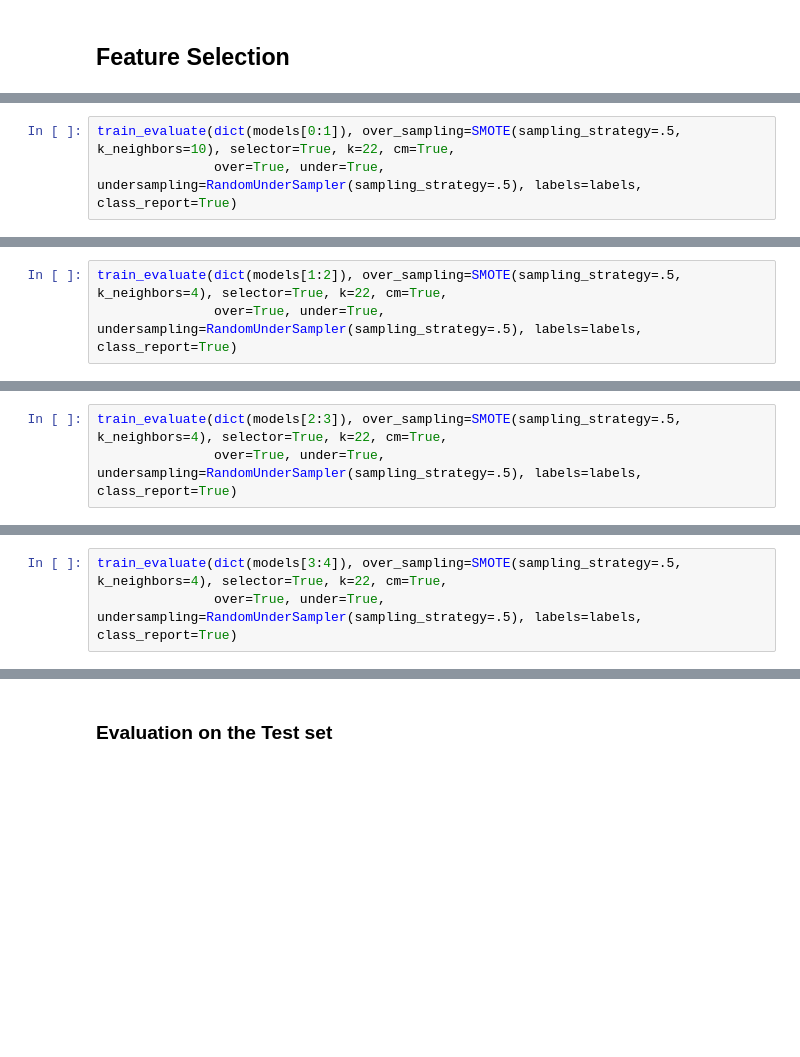
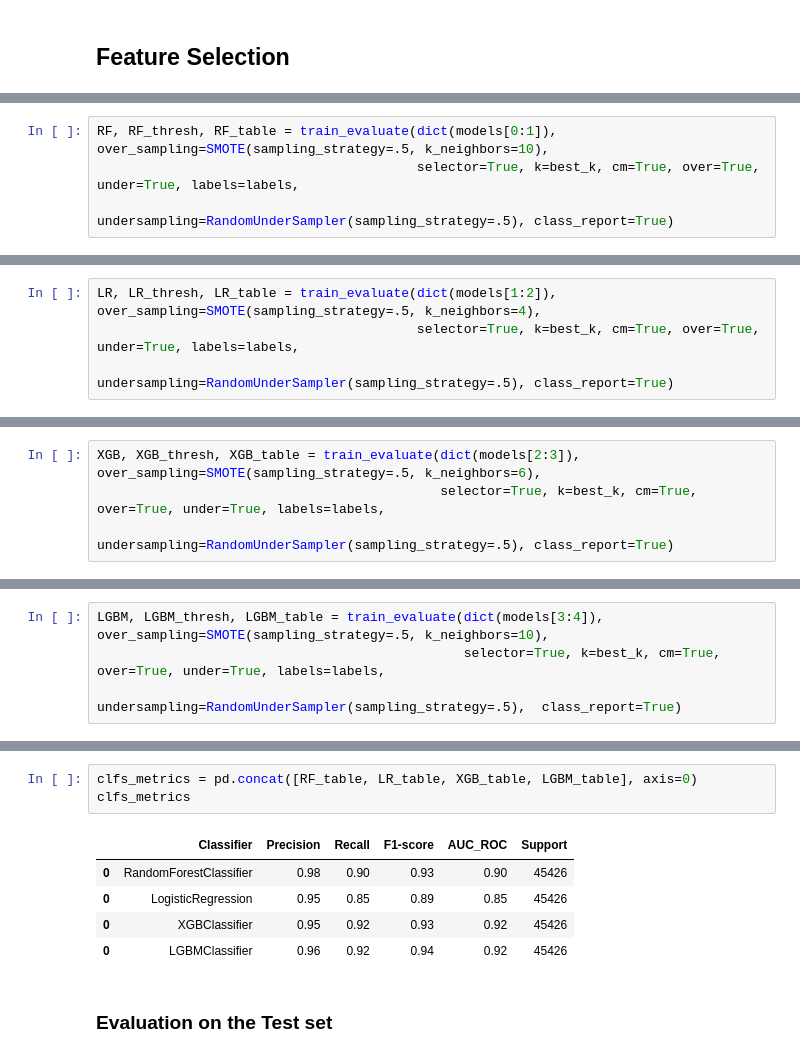
Before and after one commit to KevinChima/Credit-Card-Fraud, a Jupyter notebook: CreditCardFraud.ipynb, the cells around one changed output, grey strips where cells are left out. Cells and saved outputs as stored; diff of their text form; blank space fills up the shorter version.

```diff
--- a/CreditCardFraud.ipynb
+++ b/CreditCardFraud.ipynb
@@ -1256,6 +1250,7 @@ Index(['V1', 'V3', 'V4', 'V5', 'V10', 'V11', 'V12', 'V13', 'V14', 'V15', 'V17',
       dtype='object')
 # %%
-train_evaluate(dict(models[0:1]), over_sampling=SMOTE(sampling_strategy=.5, k_neighbors=10), selector=True, k=22, cm=True,
-               over=True, under=True, undersampling=RandomUnderSampler(sampling_strategy=.5), labels=labels, class_report=True)
+RF, RF_thresh, RF_table = train_evaluate(dict(models[0:1]), over_sampling=SMOTE(sampling_strategy=.5, k_neighbors=10),
+                                         selector=True, k=best_k, cm=True, over=True, under=True, labels=labels,
+                                         undersampling=RandomUnderSampler(sampling_strategy=.5), class_report=True)
 # %% [output]
 Classifier name: RandomForestClassifier
@@ -1275,5 +1268,6 @@ weighted avg       1.00      1.00      1.00     45426
 # %%
-train_evaluate(dict(models[1:2]), over_sampling=SMOTE(sampling_strategy=.5, k_neighbors=4), selector=True, k=22, cm=True,
-               over=True, under=True, undersampling=RandomUnderSampler(sampling_strategy=.5), labels=labels, class_report=True)
+LR, LR_thresh, LR_table = train_evaluate(dict(models[1:2]), over_sampling=SMOTE(sampling_strategy=.5, k_neighbors=4),
+                                         selector=True, k=best_k, cm=True, over=True, under=True, labels=labels,
+                                         undersampling=RandomUnderSampler(sampling_strategy=.5), class_report=True)
 # %% [output]
 Classifier name: LogisticRegression
@@ -1293,6 +1285,7 @@ weighted avg       1.00      1.00      1.00     45426
 # %%
-train_evaluate(dict(models[2:3]), over_sampling=SMOTE(sampling_strategy=.5, k_neighbors=4), selector=True, k=22, cm=True,
-               over=True, under=True, undersampling=RandomUnderSampler(sampling_strategy=.5), labels=labels, class_report=True)
+XGB, XGB_thresh, XGB_table = train_evaluate(dict(models[2:3]), over_sampling=SMOTE(sampling_strategy=.5, k_neighbors=6),
+                                            selector=True, k=best_k, cm=True, over=True, under=True, labels=labels,
+                                            undersampling=RandomUnderSampler(sampling_strategy=.5), class_report=True)
 # %% [output]
 Classifier name: XGBClassifier
 ROC_AUC score: 0.92
@@ -1311,6 +1302,7 @@ weighted avg       1.00      1.00      1.00     45426
 # %%
-train_evaluate(dict(models[3:4]), over_sampling=SMOTE(sampling_strategy=.5, k_neighbors=4), selector=True, k=22, cm=True,
-               over=True, under=True, undersampling=RandomUnderSampler(sampling_strategy=.5), labels=labels, class_report=True)
+LGBM, LGBM_thresh, LGBM_table = train_evaluate(dict(models[3:4]), over_sampling=SMOTE(sampling_strategy=.5, k_neighbors=10),
+                                               selector=True, k=best_k, cm=True, over=True, under=True, labels=labels,
+                                               undersampling=RandomUnderSampler(sampling_strategy=.5),  class_report=True)
 # %% [output]
 Classifier name: LGBMClassifier
 ROC_AUC score: 0.92
@@ -1396,2 +1319,11 @@ weighted avg       1.00      1.00      1.00     45426
+# %%
+clfs_metrics = pd.concat([RF_table, LR_table, XGB_table, LGBM_table], axis=0)
+clfs_metrics
+# %% [output]
+|  | Classifier | Precision | Recall | F1-score | AUC_ROC | Support |
+| 0 | RandomForestClassifier | 0.98 | 0.90 | 0.93 | 0.90 | 45426 |
+| 0 | LogisticRegression | 0.95 | 0.85 | 0.89 | 0.85 | 45426 |
+| 0 | XGBClassifier | 0.95 | 0.92 | 0.93 | 0.92 | 45426 |
+| 0 | LGBMClassifier | 0.96 | 0.92 | 0.94 | 0.92 | 45426 |
 # %% [markdown]
 ### Evaluation on the Test set
```
Also changed, not shown: parts of 19 cells of this notebook.
